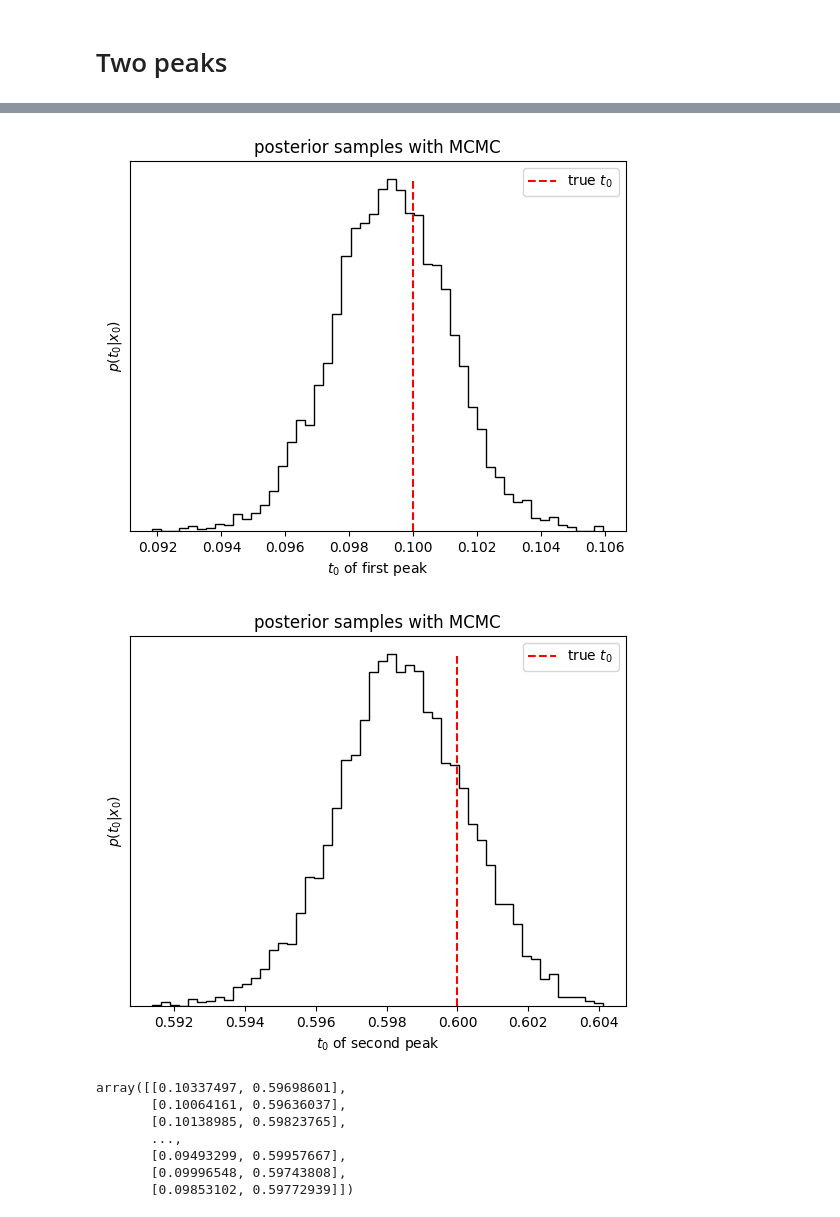
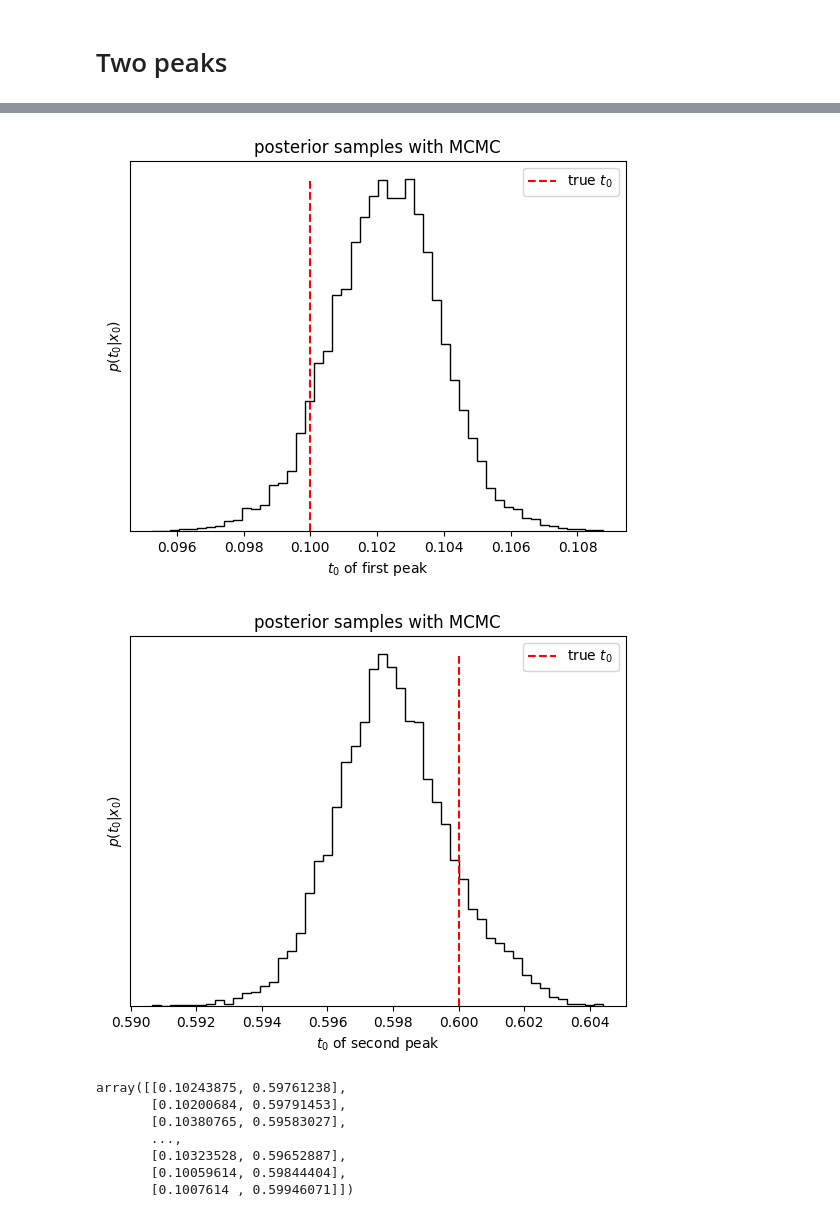
Before and after one commit to Ninavd/FRB-flow, a Jupyter notebook: notebooks/simple_model.ipynb, the cells around one changed output, grey strips where cells are left out. Drawn from its saved outputs; the diff is of its cells as text; code cells hidden in the pictures.

```diff
--- a/notebooks/simple_model.ipynb
+++ b/notebooks/simple_model.ipynb
@@ -183,7 +183,7 @@ plt.show()
 # %%
 nwalkers = 20
 ndim = 2
-p0 = np.random.rand(nwalkers, ndim) # initial position of the walkers
+p0 = np.sort(np.random.rand(nwalkers, ndim), axis=1) # initial position of the walkers, SAMPLE FROM THE PRIOR, SO ENSURE t0_1 < t0_2
 
 def log_likelihood(t0, x_counts):
     """
@@ -215,8 +215,11 @@ def log_prob(t0, *args):
         return -np.inf
 
     # peak time of first peak should be smaller than second peak etc. etc.
-    # if len(t0) > 1 and not is_sorted(t0):
+    # if not np.all(np.diff(t0) > 0):
     #     return -np.inf
+
+    if t0[0] > t0[1]:
+        return -np.inf
 
     # otherwise its equal to the likelihood
     return log_likelihood(t0, *args)
@@ -225,7 +228,12 @@ def log_prob(t0, *args):
 sampler = emcee.EnsembleSampler(nwalkers, ndim, log_prob, args=[x_counts])
 # %%
 # burn-in of 100 steps
-state = sampler.run_mcmc(p0, 300)
+burn_steps = 300
+steps = 2000
+
 sampler.reset()
-sampler.run_mcmc(state, 2000)
+state = sampler.run_mcmc(p0, burn_steps)
+
+sampler.reset()
+sampler.run_mcmc(state, steps)
 # %% [output]
@@ -249,42 +257,39 @@ State([[0.60093396 0.09765562]
 # %%
 samples = sampler.get_chain(flat=True)
 
-sorted_samples = np.sort(samples, axis=1)
-
-frequencies, _, _ = plt.hist(sorted_samples[:, 0], 50, color="k", histtype="step")
+frequencies, _, _ = plt.hist(samples[:, 0], 50, color="k", histtype="step")
 plt.vlines([0.1],  ymin=0, ymax=max(frequencies), linestyles="dashed", color ='red', label='true $t_{0}$')
 
 plt.title("posterior samples with MCMC")
 plt.xlabel("$t_0$ of first peak")
 plt.ylabel("$p(t_0 | x_0)$")
 plt.gca().set_yticks([])
 
 plt.legend()
 plt.show()
 
-frequencies, _, _ = plt.hist(sorted_samples[:, 1], 50, color="k", histtype="step")
+frequencies, _, _ = plt.hist(samples[:, 1], 50, color="k", histtype="step")
 plt.vlines([0.6],  ymin=0, ymax=max(frequencies), linestyles="dashed", color ='red', label='true $t_{0}$')
 
 plt.title("posterior samples with MCMC")
 plt.xlabel("$t_0$ of second peak")
 plt.ylabel("$p(t_0 | x_0)$")
 plt.gca().set_yticks([])
 
 plt.legend()
 plt.show()
 
 samples
-sorted_samples
 # %% [output]
-[figure, old version]
+[figure, new version]
-[figure, old version]
+[figure, new version]
-array([[0.10337497, 0.59698601],
-       [0.10064161, 0.59636037],
-       [0.10138985, 0.59823765],
+array([[0.10243875, 0.59761238],
+       [0.10200684, 0.59791453],
+       [0.10380765, 0.59583027],
        ...,
-       [0.09493299, 0.59957667],
-       [0.09996548, 0.59743808],
-       [0.09853102, 0.59772939]])
+       [0.10323528, 0.59652887],
+       [0.10059614, 0.59844404],
+       [0.1007614 , 0.59946071]])
 # %%
 plt.plot(sampler.get_chain(flat=True), 'o')
 # %% [output]
```
Also changed, not shown: parts of 9 cells of this notebook.
